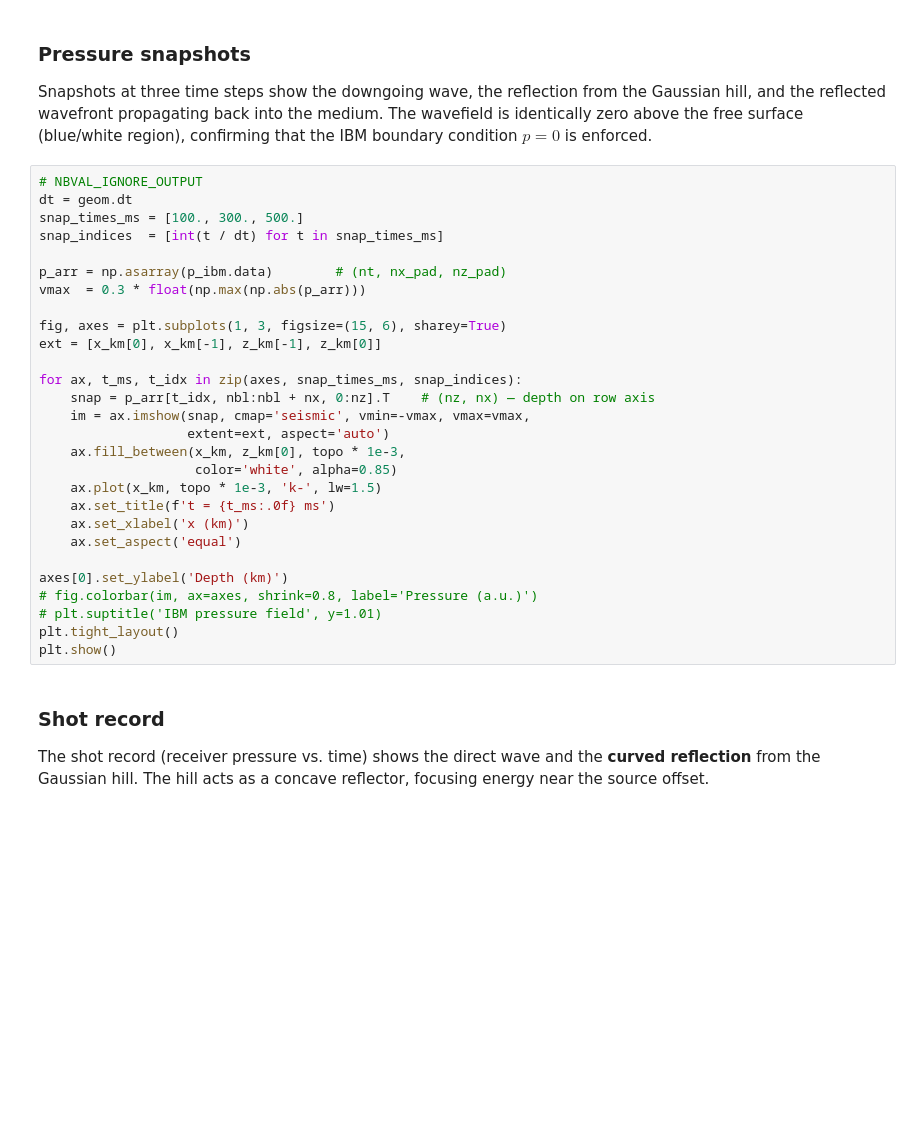
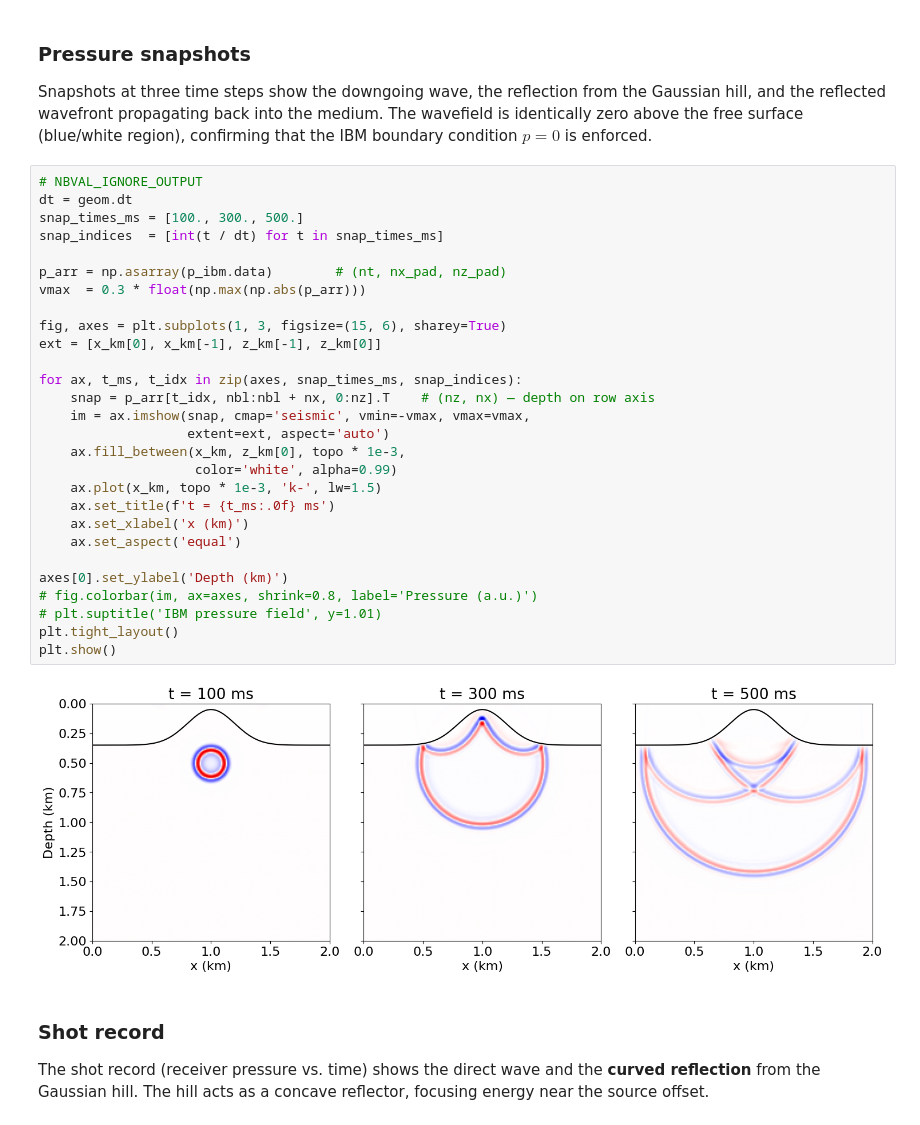
Before and after one commit to AndreyVyaznikovtsev/devito, a Jupyter notebook: examples/seismic/tutorials/19_acoustic_topo_ibm.ipynb, the cells around one changed output. Saved outputs shown, nothing was run; the diff lists cells and outputs as text; blank space fills up the shorter version.

```diff
--- a/examples/seismic/tutorials/19_acoustic_topo_ibm.ipynb
+++ b/examples/seismic/tutorials/19_acoustic_topo_ibm.ipynb
@@ -166,31 +201,33 @@ confirming that the IBM boundary condition $p = 0$ is enforced.
 # %%
 # NBVAL_IGNORE_OUTPUT
 dt = geom.dt
 snap_times_ms = [100., 300., 500.]
 snap_indices  = [int(t / dt) for t in snap_times_ms]
 
 p_arr = np.asarray(p_ibm.data)        # (nt, nx_pad, nz_pad)
 vmax  = 0.3 * float(np.max(np.abs(p_arr)))
 
 fig, axes = plt.subplots(1, 3, figsize=(15, 6), sharey=True)
 ext = [x_km[0], x_km[-1], z_km[-1], z_km[0]]
 
 for ax, t_ms, t_idx in zip(axes, snap_times_ms, snap_indices):
     snap = p_arr[t_idx, nbl:nbl + nx, 0:nz].T    # (nz, nx) — depth on row axis
     im = ax.imshow(snap, cmap='seismic', vmin=-vmax, vmax=vmax,
                    extent=ext, aspect='auto')
     ax.fill_between(x_km, z_km[0], topo * 1e-3,
-                    color='white', alpha=0.85)
+                    color='white', alpha=0.99)
     ax.plot(x_km, topo * 1e-3, 'k-', lw=1.5)
     ax.set_title(f't = {t_ms:.0f} ms')
     ax.set_xlabel('x (km)')
     ax.set_aspect('equal')
 
 axes[0].set_ylabel('Depth (km)')
 # fig.colorbar(im, ax=axes, shrink=0.8, label='Pressure (a.u.)')
 # plt.suptitle('IBM pressure field', y=1.01)
 plt.tight_layout()
 plt.show()
+# %% [output]
+[figure, added]
 # %% [markdown]
 ### Shot record
 
```
Also changed, not shown: parts of 8 cells of this notebook.
